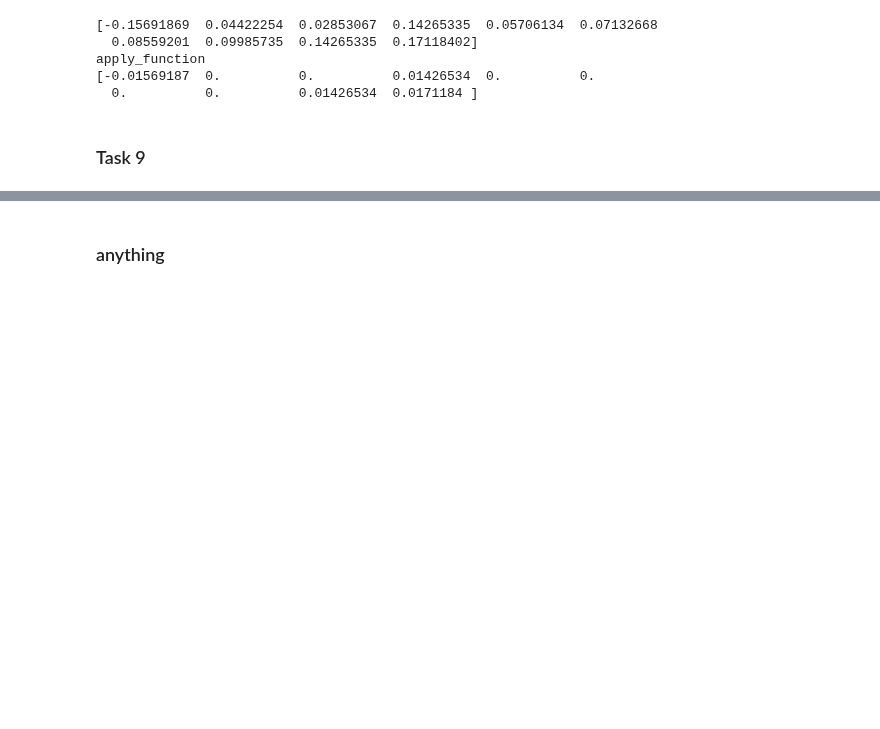
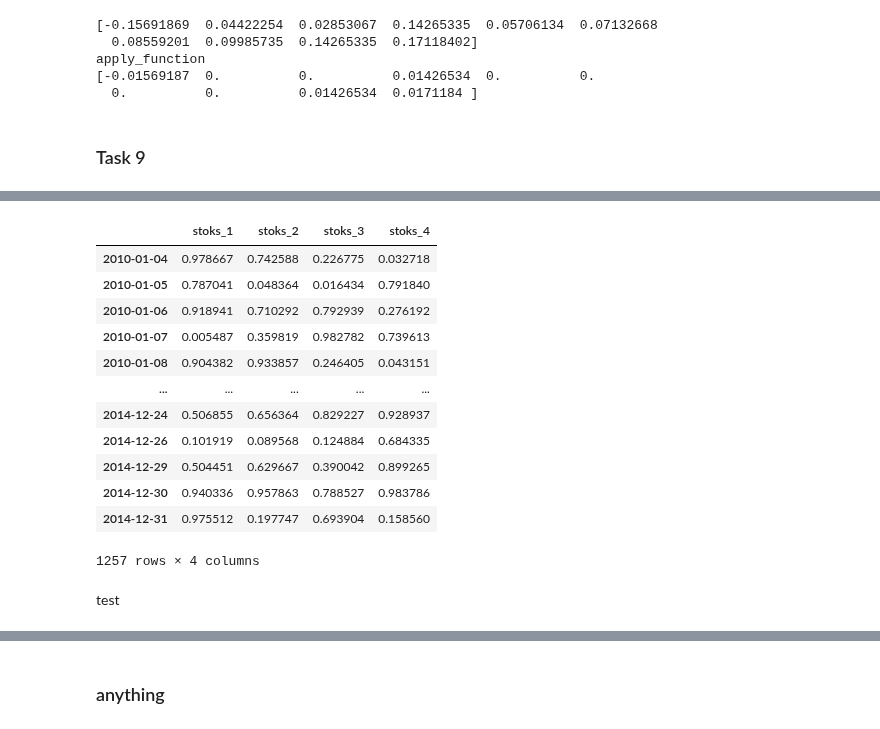
Before and after one commit to ChingisBadmaev/sirius_university, a Jupyter notebook: finding_alphas/task_list_1/main.ipynb, the cells around one changed output, grey strips where cells are left out. Saved outputs shown, nothing was run; the diff lists cells and outputs as text; code cells hidden in the pictures; blank space fills up the shorter version.

```diff
--- a/finding_alphas/task_list_1/main.ipynb
+++ b/finding_alphas/task_list_1/main.ipynb
@@ -256,3 +256,6 @@ apply_function
   0.          0.          0.01426534  0.0171184 ]
 # %% [markdown]
 ### Task 9
+# %%
+data_pd = pd.read_csv('../data/Close.csv').T.drop(labels='Unnamed: 0', axis=0)
+data_pd
@@ -258,0 +276,22 @@ apply_function
+# %%
+data_alphas = pd.DataFrame()
+data_alphas.index = data_pd.index
+data_alphas['stoks_1'] = np.random.rand(data_pd.shape[0])
+data_alphas['stoks_2'] = np.random.rand(data_pd.shape[0])
+data_alphas['stoks_3'] = np.random.rand(data_pd.shape[0])
+data_alphas['stoks_4'] = np.random.rand(data_pd.shape[0])
+data_alphas
+# %% [output]
+|  | stoks_1 | stoks_2 | stoks_3 | stoks_4 |
+| 2010-01-04 | 0.978667 | 0.742588 | 0.226775 | 0.032718 |
+| 2010-01-05 | 0.787041 | 0.048364 | 0.016434 | 0.791840 |
+| 2010-01-06 | 0.918941 | 0.710292 | 0.792939 | 0.276192 |
+| 2010-01-07 | 0.005487 | 0.359819 | 0.982782 | 0.739613 |
+| 2010-01-08 | 0.904382 | 0.933857 | 0.246405 | 0.043151 |
+| ... | ... | ... | ... | ... |
+| 2014-12-24 | 0.506855 | 0.656364 | 0.829227 | 0.928937 |
+| 2014-12-26 | 0.101919 | 0.089568 | 0.124884 | 0.684335 |
+| 2014-12-29 | 0.504451 | 0.629667 | 0.390042 | 0.899265 |
+| 2014-12-30 | 0.940336 | 0.957863 | 0.788527 | 0.983786 |
+| 2014-12-31 | 0.975512 | 0.197747 | 0.693904 | 0.158560 |
+1257 rows × 4 columns
@@ -258,0 +304,3 @@ apply_function
+# %% [markdown]
+
+test
```
Also changed, not shown: parts of 8 cells of this notebook.
